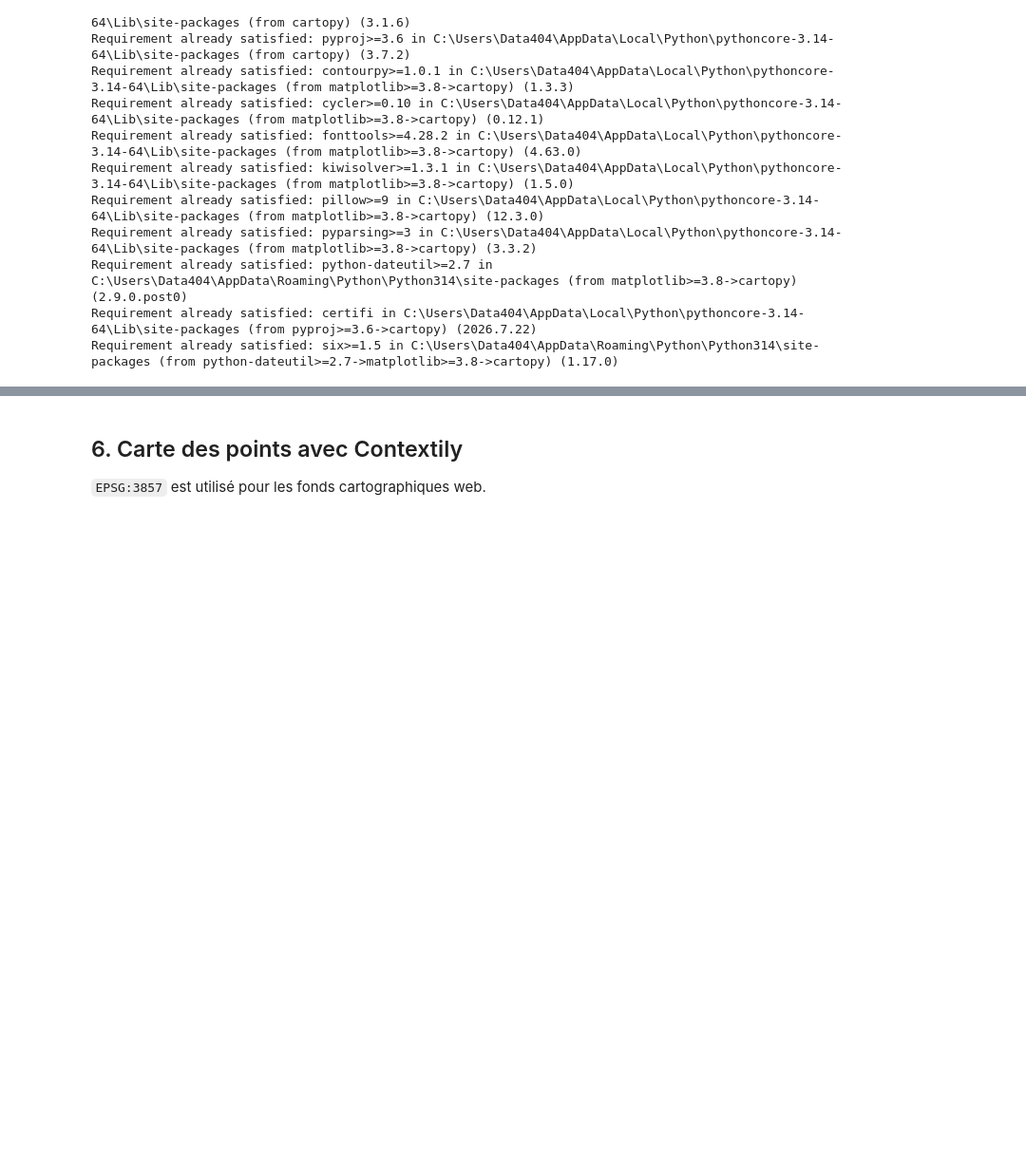
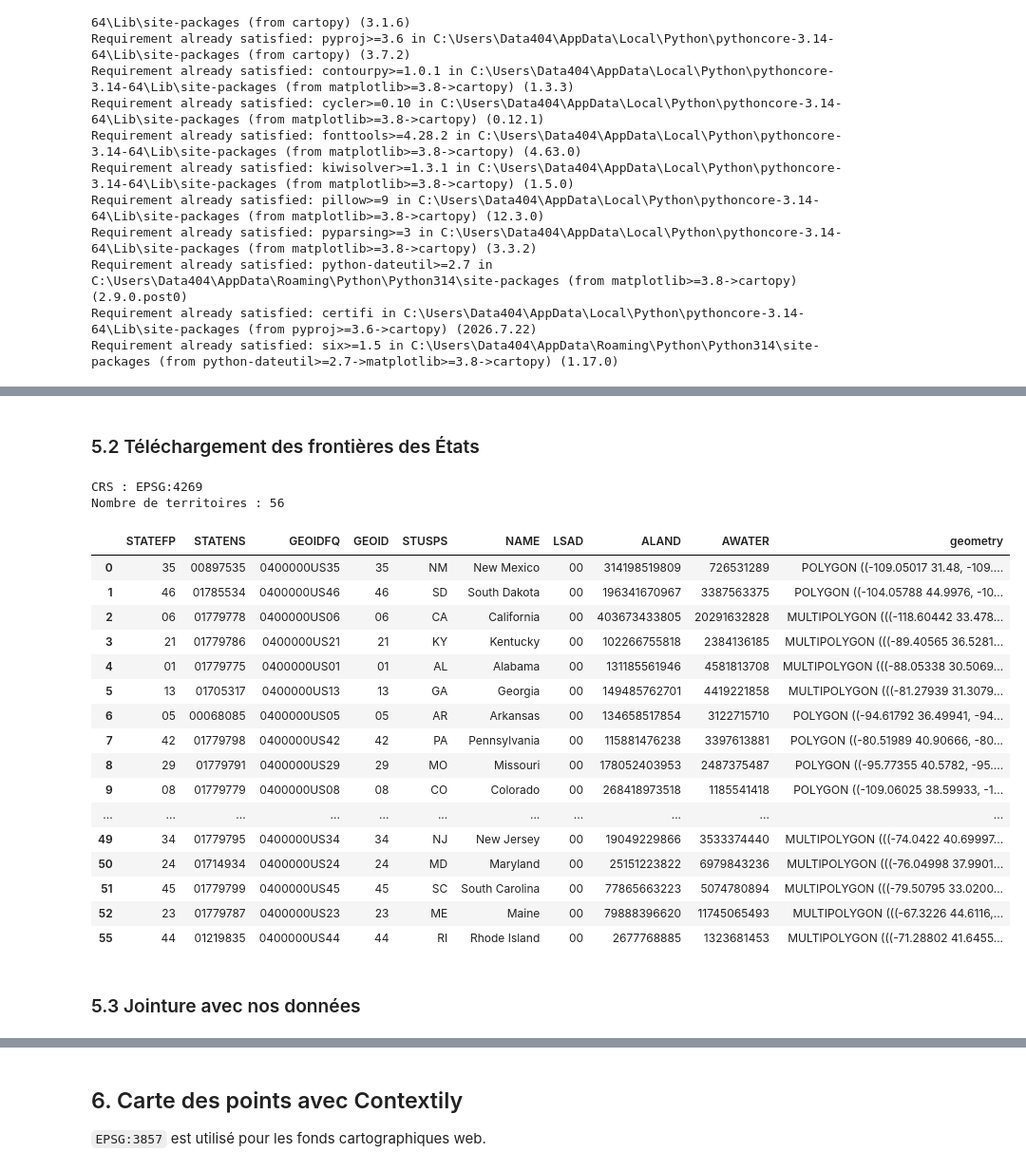
Before and after one commit to gouttebroze/impacts_of_US_data_centers, a Jupyter notebook: data-center-usa-pipeline/notebooks/01_data_centers_usa_analysis.ipynb, the cells around one changed output, grey strips where cells are left out. Shown at 95% size. Drawn from its saved outputs; the diff is of its cells as text; code cells hidden in the pictures; blank space fills up the shorter version.

```diff
--- a/data-center-usa-pipeline/notebooks/01_data_centers_usa_analysis.ipynb
+++ b/data-center-usa-pipeline/notebooks/01_data_centers_usa_analysis.ipynb
@@ -518,0 +336,56 @@ plt.show()
+# %% [markdown]
+### 5.2 Téléchargement des frontières des États
+# %%
+# ------------------------------------------------------------
+# 5.2 Frontières des États américains
+# ------------------------------------------------------------
+
+url_states = (
+    "https://www2.census.gov/geo/tiger/GENZ2024/shp/"
+    "cb_2024_us_state_500k.zip"
+)
+
+states = gpd.read_file(url_states)
+
+print("CRS :", states.crs)
+print("Nombre de territoires :", len(states))
+# %% [output]
+CRS : EPSG:4269
+Nombre de territoires : 56
+# %%
+# On conserve uniquement les 50 États américains :
+
+us_states_fips = [
+    "01", "02", "04", "05", "06", "08", "09", "10", "11",
+    "12", "13", "16", "17", "18", "19", "20", "21", "22",
+    "23", "24", "25", "26", "27", "28", "29", "30", "31",
+    "32", "33", "34", "35", "36", "37", "38", "39", "40",
+    "41", "42", "44", "45", "46", "47", "48", "49", "50",
+    "51", "53", "54", "55", "56"
+]
+
+states = states[
+    states["STATEFP"].isin(us_states_fips)
+].copy()
+
+display(states)
+# %% [output]
+|  | STATEFP | STATENS | GEOIDFQ | GEOID | STUSPS | NAME | LSAD | ALAND | AWATER | geometry |
+| 0 | 35 | 00897535 | 0400000US35 | 35 | NM | New Mexico | 00 | 314198519809 | 726531289 | POLYGON ((-109.05017 31.48, -109.... |
+| 1 | 46 | 01785534 | 0400000US46 | 46 | SD | South Dakota | 00 | 196341670967 | 3387563375 | POLYGON ((-104.05788 44.9976, -10... |
+| 2 | 06 | 01779778 | 0400000US06 | 06 | CA | California | 00 | 403673433805 | 20291632828 | MULTIPOLYGON (((-118.60442 33.478... |
+| 3 | 21 | 01779786 | 0400000US21 | 21 | KY | Kentucky | 00 | 102266755818 | 2384136185 | MULTIPOLYGON (((-89.40565 36.5281... |
+| 4 | 01 | 01779775 | 0400000US01 | 01 | AL | Alabama | 00 | 131185561946 | 4581813708 | MULTIPOLYGON (((-88.05338 30.5069... |
+| 5 | 13 | 01705317 | 0400000US13 | 13 | GA | Georgia | 00 | 149485762701 | 4419221858 | MULTIPOLYGON (((-81.27939 31.3079... |
+| 6 | 05 | 00068085 | 0400000US05 | 05 | AR | Arkansas | 00 | 134658517854 | 3122715710 | POLYGON ((-94.61792 36.49941, -94... |
+| 7 | 42 | 01779798 | 0400000US42 | 42 | PA | Pennsylvania | 00 | 115881476238 | 3397613881 | POLYGON ((-80.51989 40.90666, -80... |
+| 8 | 29 | 01779791 | 0400000US29 | 29 | MO | Missouri | 00 | 178052403953 | 2487375487 | POLYGON ((-95.77355 40.5782, -95.... |
+| 9 | 08 | 01779779 | 0400000US08 | 08 | CO | Colorado | 00 | 268418973518 | 1185541418 | POLYGON ((-109.06025 38.59933, -1... |
+| ... | ... | ... | ... | ... | ... | ... | ... | ... | ... | ... |
+| 49 | 34 | 01779795 | 0400000US34 | 34 | NJ | New Jersey | 00 | 19049229866 | 3533374440 | MULTIPOLYGON (((-74.0422 40.69997... |
+| 50 | 24 | 01714934 | 0400000US24 | 24 | MD | Maryland | 00 | 25151223822 | 6979843236 | MULTIPOLYGON (((-76.04998 37.9901... |
+| 51 | 45 | 01779799 | 0400000US45 | 45 | SC | South Carolina | 00 | 77865663223 | 5074780894 | MULTIPOLYGON (((-79.50795 33.0200... |
+| 52 | 23 | 01779787 | 0400000US23 | 23 | ME | Maine | 00 | 79888396620 | 11745065493 | MULTIPOLYGON (((-67.3226 44.6116,... |
+| 55 | 44 | 01219835 | 0400000US44 | 44 | RI | Rhode Island | 00 | 2677768885 | 1323681453 | MULTIPOLYGON (((-71.28802 41.6455... |
+# %% [markdown]
+### 5.3 Jointure avec nos données
```
Also changed, not shown: parts of 25 cells of this notebook, 6 other files.
